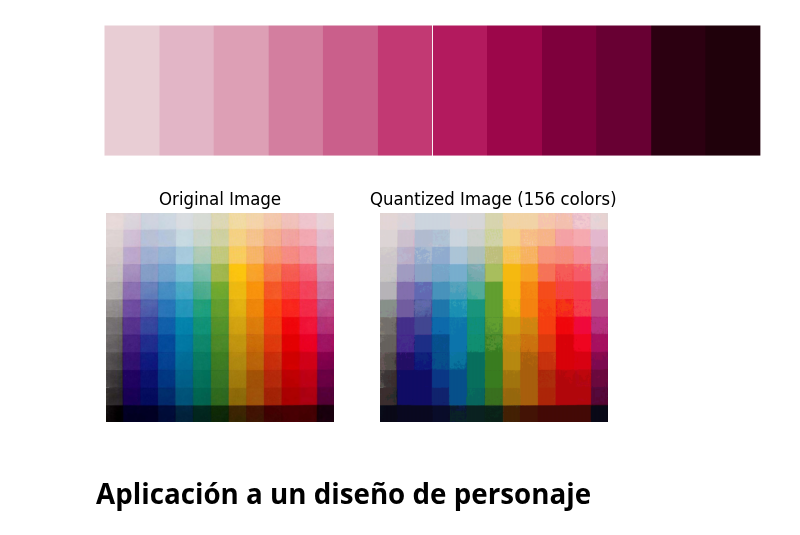
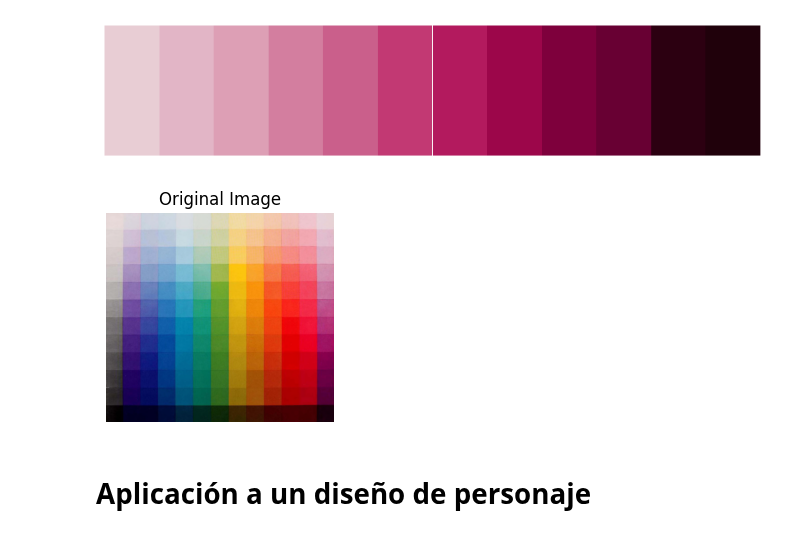
Before and after one commit to rubsuadav/Trabajo-PID, a Jupyter notebook: Trabajo PID.ipynb, the cells around one changed output. Saved outputs shown, nothing was run; the diff lists cells and outputs as text; code cells hidden in the pictures.

```diff
--- a/Trabajo PID.ipynb
+++ b/Trabajo PID.ipynb
@@ -218,13 +246,9 @@ get_color_value(ittens_colors)
 # %%
 plt.figure(figsize=(10, 3))
 plt.subplot(131)
 display_image(load_image(image_path="images/Ittens Colors.png"),
               'Original Image')
-
-
-plt.subplot(132)
-display_image(quantized_image, f'Quantized Image ({colors} colors)')
 # %% [output]
-[figure, old version]
+[figure, new version]
 # %%
 def color_distance(c1,c2):
```
Also changed, not shown: parts of 16 cells of this notebook.
